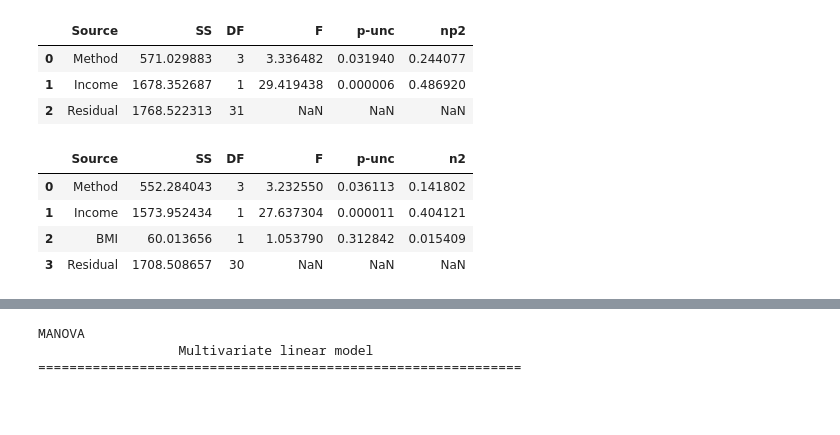
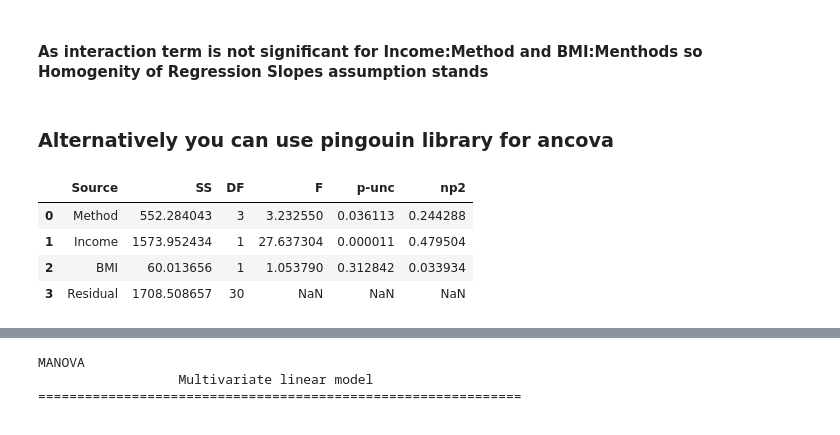
Before and after one commit to Data-200-Class/Data200, a Jupyter notebook: Week2/ancova.ipynb, the cells around one changed output, grey strips where cells are left out. Drawn from its saved outputs; the diff is of its cells as text; code cells hidden in the pictures.

Commit message:
Ancova Notebook added

```diff
--- a/Week2/ancova.ipynb
+++ b/Week2/ancova.ipynb
@@ -13,16 +146,18 @@ df.sample(5)
+# %% [markdown]
+#### As interaction term is not significant for Income:Method and BMI:Menthods so Homogenity of Regression Slopes assumption stands
+# %% [markdown]
+### Alternatively you can use pingouin library for ancova
 # %%
-model = ancova(data=df, dv="Scores", covar="Income", between="Method")
+model = ancova(
+    data=df,
+    dv="Scores",
+    covar=["Income", "BMI"],
+    between="Method",
+)
 model
 # %% [output]
 |  | Source | SS | DF | F | p-unc | np2 |
-| 0 | Method | 571.029883 | 3 | 3.336482 | 0.031940 | 0.244077 |
-| 1 | Income | 1678.352687 | 1 | 29.419438 | 0.000006 | 0.486920 |
-| 2 | Residual | 1768.522313 | 31 | NaN | NaN | NaN |
+| 0 | Method | 552.284043 | 3 | 3.232550 | 0.036113 | 0.244288 |
+| 1 | Income | 1573.952434 | 1 | 27.637304 | 0.000011 | 0.479504 |
+| 2 | BMI | 60.013656 | 1 | 1.053790 | 0.312842 | 0.033934 |
+| 3 | Residual | 1708.508657 | 30 | NaN | NaN | NaN |
-# %%
-ancova(data=df, dv="Scores", covar=["Income", "BMI"], between="Method", effsize="n2")
-# %% [output]
-|  | Source | SS | DF | F | p-unc | n2 |
-| 0 | Method | 552.284043 | 3 | 3.232550 | 0.036113 | 0.141802 |
-| 1 | Income | 1573.952434 | 1 | 27.637304 | 0.000011 | 0.404121 |
-| 2 | BMI | 60.013656 | 1 | 1.053790 | 0.312842 | 0.015409 |
-| 3 | Residual | 1708.508657 | 30 | NaN | NaN | NaN |
```
Also changed, not shown: parts of 34 cells of this notebook.
